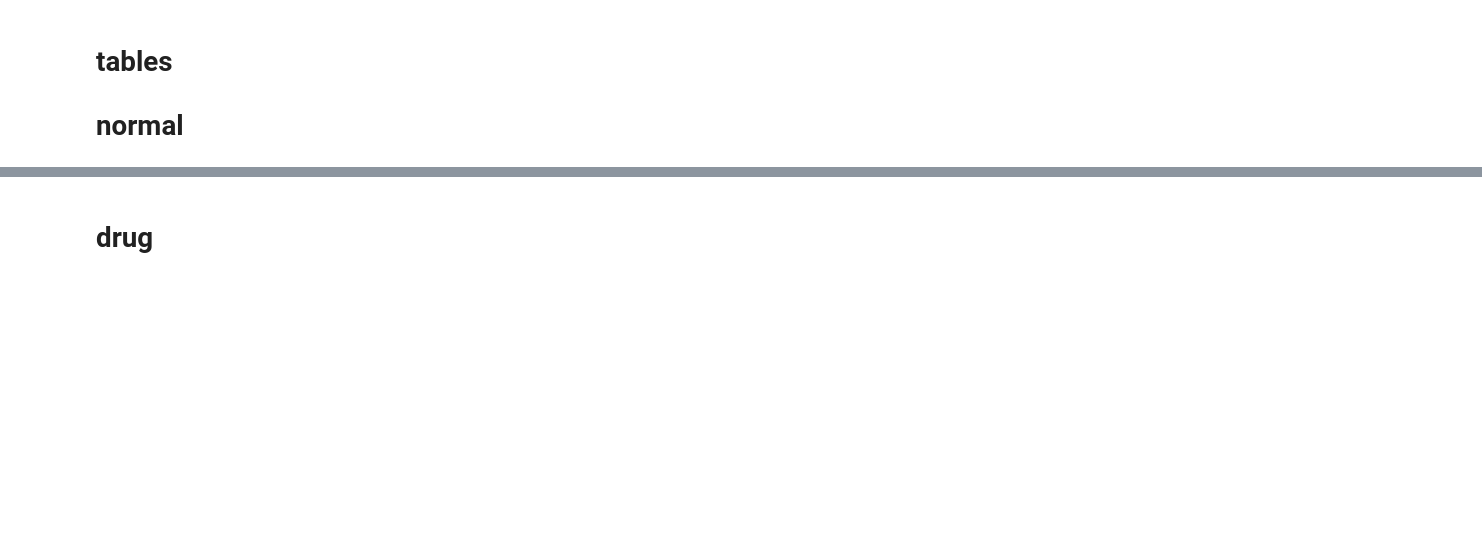
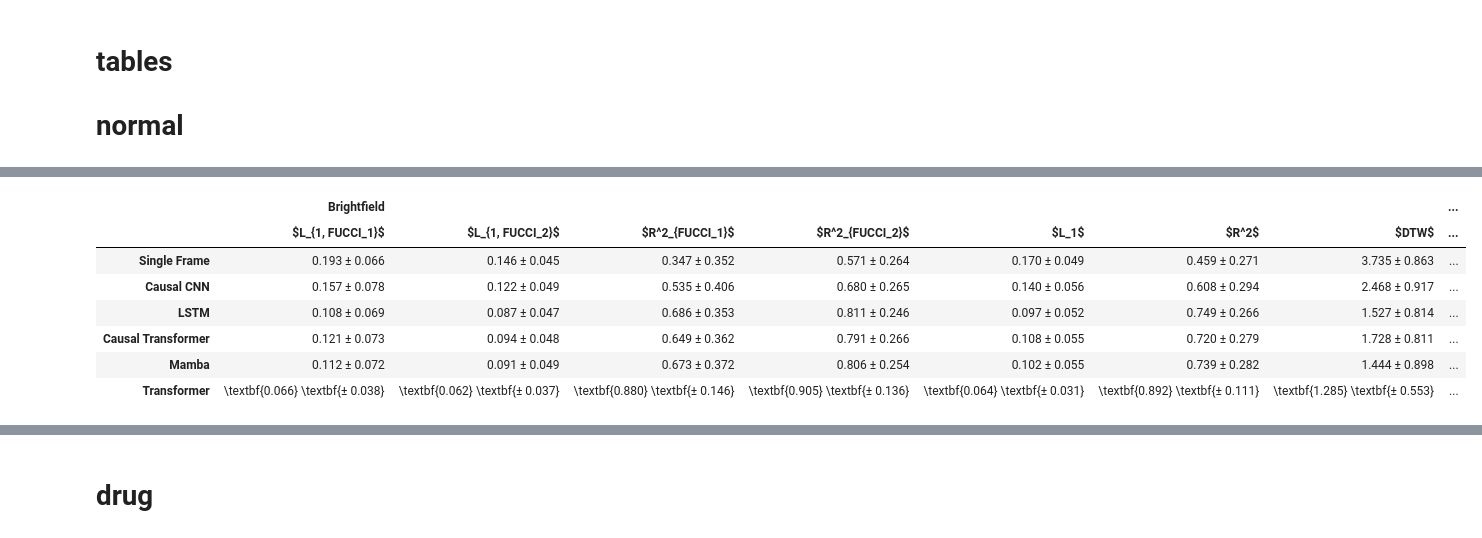
Before and after one commit to louisleger/cell-cycle, a Jupyter notebook: nb_result_analysis/tables_notebook-louis.ipynb, the cells around one changed output, grey strips where cells are left out. Drawn from its saved outputs; the diff is of its cells as text; code cells hidden in the pictures; blank space fills up the shorter version.

```diff
--- a/nb_result_analysis/tables_notebook-louis.ipynb
+++ b/nb_result_analysis/tables_notebook-louis.ipynb
@@ -144,0 +145,11 @@ h2b xtransformer
+# %%
+latex_df
+# %% [output]
+|  | Brightfield |  |  |  |  |  |  | ... |
+|  | $L_{1, FUCCI_1}$ | $L_{1, FUCCI_2}$ | $R^2_{FUCCI_1}$ | $R^2_{FUCCI_2}$ | $L_1$ | $R^2$ | $DTW$ | ... |
+| Single Frame | 0.193 ± 0.066 | 0.146 ± 0.045 | 0.347 ± 0.352 | 0.571 ± 0.264 | 0.170 ± 0.049 | 0.459 ± 0.271 | 3.735 ± 0.863 | ... |
+| Causal CNN | 0.157 ± 0.078 | 0.122 ± 0.049 | 0.535 ± 0.406 | 0.680 ± 0.265 | 0.140 ± 0.056 | 0.608 ± 0.294 | 2.468 ± 0.917 | ... |
+| LSTM | 0.108 ± 0.069 | 0.087 ± 0.047 | 0.686 ± 0.353 | 0.811 ± 0.246 | 0.097 ± 0.052 | 0.749 ± 0.266 | 1.527 ± 0.814 | ... |
+| Causal Transformer | 0.121 ± 0.073 | 0.094 ± 0.048 | 0.649 ± 0.362 | 0.791 ± 0.266 | 0.108 ± 0.055 | 0.720 ± 0.279 | 1.728 ± 0.811 | ... |
+| Mamba | 0.112 ± 0.072 | 0.091 ± 0.049 | 0.673 ± 0.372 | 0.806 ± 0.254 | 0.102 ± 0.055 | 0.739 ± 0.282 | 1.444 ± 0.898 | ... |
+| Transformer | \textbf{0.066} \textbf{± 0.038} | \textbf{0.062} \textbf{± 0.037} | \textbf{0.880} \textbf{± 0.146} | \textbf{0.905} \textbf{± 0.136} | \textbf{0.064} \textbf{± 0.031} | \textbf{0.892} \textbf{± 0.111} | \textbf{1.285} \textbf{± 0.553} | ... |
```
Also changed, not shown: parts of 14 cells of this notebook.
